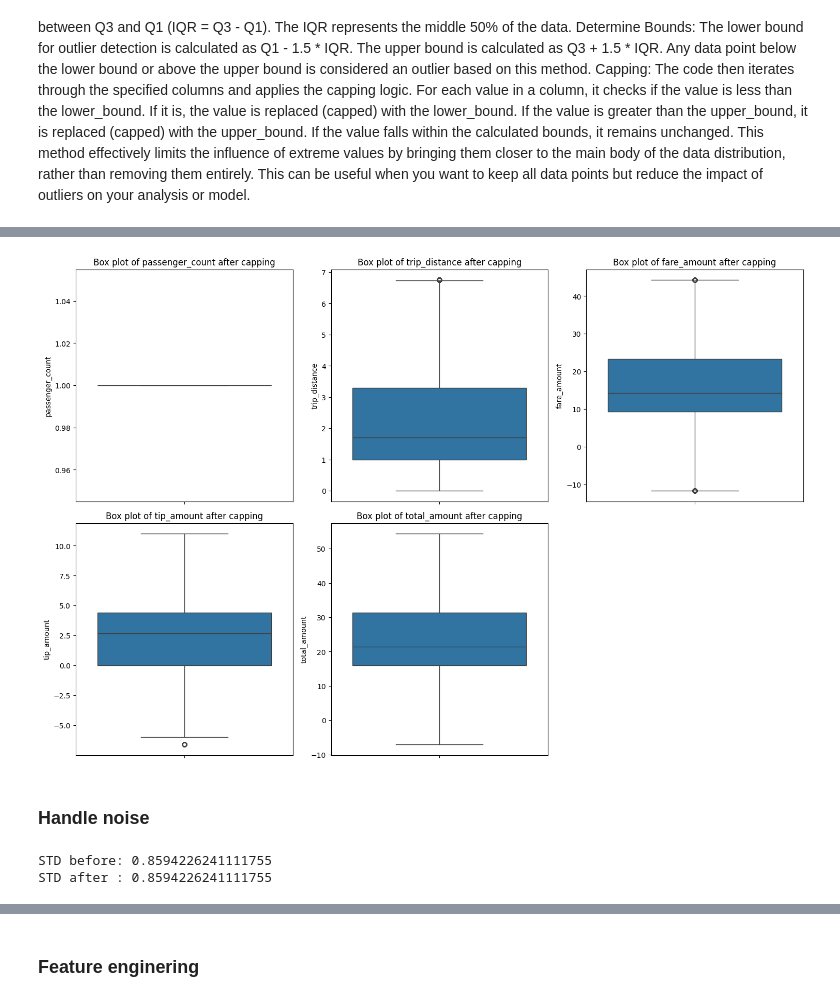
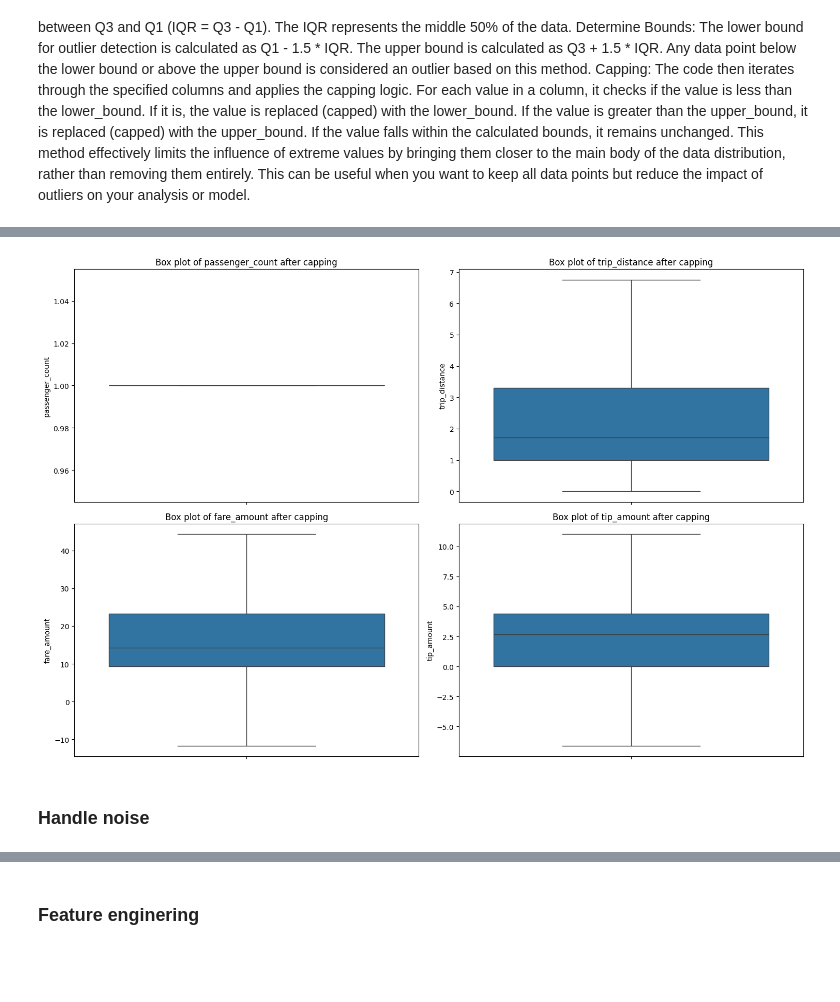
Before and after one commit to TKhahahah/Text_Analytics, a Jupyter notebook: TK_Data_Analytics_and_Modeling.ipynb, the cells around one changed output, grey strips where cells are left out. Saved outputs shown, nothing was run; the diff lists cells and outputs as text; code cells hidden in the pictures; blank space fills up the shorter version.

```diff
--- a/TK_Data_Analytics_and_Modeling.ipynb
+++ b/TK_Data_Analytics_and_Modeling.ipynb
@@ -245,3 +245,5 @@ shape: (11_148_511, 10)
 | 2024-12-31 23:03:16 | 2024-12-31 23:28:35 | null | 3.94 | null | 181 | ... |
 | 2024-12-31 23:15:33 | 2024-12-31 23:36:29 | null | 4.2 | null | 165 | ... |
 | 2024-12-31 23:04:36 | 2024-12-31 23:33:34 | null | 5.76 | null | 225 | ... |
+# %%
+df_quarters4_ytaxi = sl_quarters4_ytaxi.to_pandas()
@@ -286,5 +349,5 @@ Number of duplicate rows:
 # %%
-# remove duplicates
-cl_quarters4_ytaxi = sl_quarters4_ytaxi.unique() #ใน polars การลบค่าซ้ำจะใช้ .unique()
+#remove duplicates
+cl_quarters4_ytaxi = df_quarters4_ytaxi.drop_duplicates()
 cl_quarters4_ytaxi
 # %% [output]
@@ -411,21 +488,21 @@ import seaborn as sns
 import matplotlib.pyplot as plt
 
 # ตัวอย่างคอลัมน์
-cols = ['passenger_count', 'trip_distance', 'fare_amount', 'tip_amount', 'total_amount']
-
+cols = ['passenger_count', 'trip_distance', 'fare_amount', 'tip_amount']
 for col in cols:
-    Q1 = pl_df[col].quantile(0.25)
-    Q3 = pl_df[col].quantile(0.75)
+    Q1 = cl_quarters4_ytaxi[col].quantile(0.25)
+    Q3 = cl_quarters4_ytaxi[col].quantile(0.75)
     IQR = Q3 - Q1
 
     lower = Q1 - 1.5 * IQR
     upper = Q3 + 1.5 * IQR
 
-    outliers = pl_df.filter((pl_df[col] < lower) | (pl_df[col] > upper))
-    print(f"🔹 {col}: พบ {outliers.height} outliers")
+    # Use pandas filtering
+    outliers = cl_quarters4_ytaxi[(cl_quarters4_ytaxi[col] < lower) | (cl_quarters4_ytaxi[col] > upper)]
+    print(f"🔹 {col}: พบ {outliers.shape[0]} outliers") # Use .shape[0] for Pandas DataFrame row count
 
     # วาด boxplot ดูการกระจาย
-    sns.boxplot(x=pl_df[col])
+    sns.boxplot(x=cl_quarters4_ytaxi[col])
     plt.title(f"Outliers in {col}")
     plt.show()
 # %% [output]
@@ -480,3 +530,19 @@ For each value in a column, it checks if the value is less than the lower_bound.
 If the value is greater than the upper_bound, it is replaced (capped) with the upper_bound.
 If the value falls within the calculated bounds, it remains unchanged.
 This method effectively limits the influence of extreme values by bringing them closer to the main body of the data distribution, rather than removing them entirely. This can be useful when you want to keep all data points but reduce the impact of outliers on your analysis or model.
+# %%
+# Handle outliers by capping
+cols_to_cap = ['passenger_count', 'trip_distance', 'fare_amount', 'tip_amount']
+
+for col in cols_to_cap:
+    Q1 = cl_quarters4_ytaxi[col].quantile(0.25)
+    Q3 = cl_quarters4_ytaxi[col].quantile(0.75)
+    IQR = Q3 - Q1
+
+    lower_bound = Q1 - 1.5 * IQR
+    upper_bound = Q3 + 1.5 * IQR
+
+    # Cap the values
+    cl_quarters4_ytaxi[col] = cl_quarters4_ytaxi[col].clip(lower=lower_bound, upper=upper_bound)
+
+print("Outliers have been capped.")
@@ -483,23 +571,20 @@ This method effectively limits the influence of extreme values by bringing them
 # %%
 # Check outliers after capping by looking at box plots
 import matplotlib.pyplot as plt
 import seaborn as sns
 
 # Select numerical columns for box plots
-numerical_cols = ['passenger_count', 'trip_distance', 'fare_amount', 'tip_amount', 'total_amount']
-
-# Convert Polars DataFrame to Pandas DataFrame for seaborn plotting
-pl_df_pandas = pl_df.to_pandas()
+numerical_cols = ['passenger_count', 'trip_distance', 'fare_amount', 'tip_amount']
 
 # Create box plots for each numerical column
 plt.figure(figsize=(15, 10))
 for i, col in enumerate(numerical_cols):
-    plt.subplot(2, 3, i + 1)
-    sns.boxplot(y=pl_df_pandas[col])
+    plt.subplot(2, 2, i + 1) # Changed to 2, 2 since there are 4 columns
+    sns.boxplot(y=cl_quarters4_ytaxi[col])
     plt.title(f'Box plot of {col} after capping')
 plt.tight_layout()
 plt.show()
 # %% [output]
-[figure, old version]
+[figure, new version]
 # %% [markdown]
 ### Handle noise
@@ -510,6 +590,0 @@ pl_df_pandas[['fare_amount', 'trip_distance']] = scaler.fit_transform(pl_df_pand
-# %%
-print("STD before:", pl_df_pandas['fare_amount'].std())
-print("STD after :", pl_df_pandas['fare_amount'].std())
-# %% [output]
-STD before: 0.8594226241111755
-STD after : 0.8594226241111755
```
Also changed, not shown: parts of 47 cells of this notebook.
